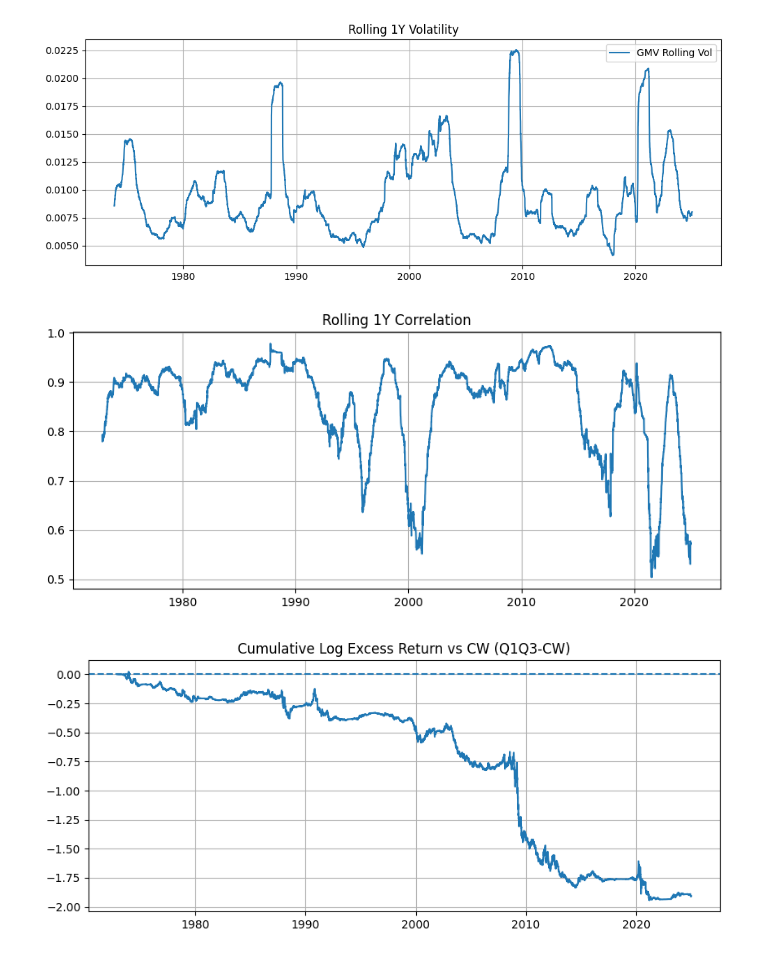
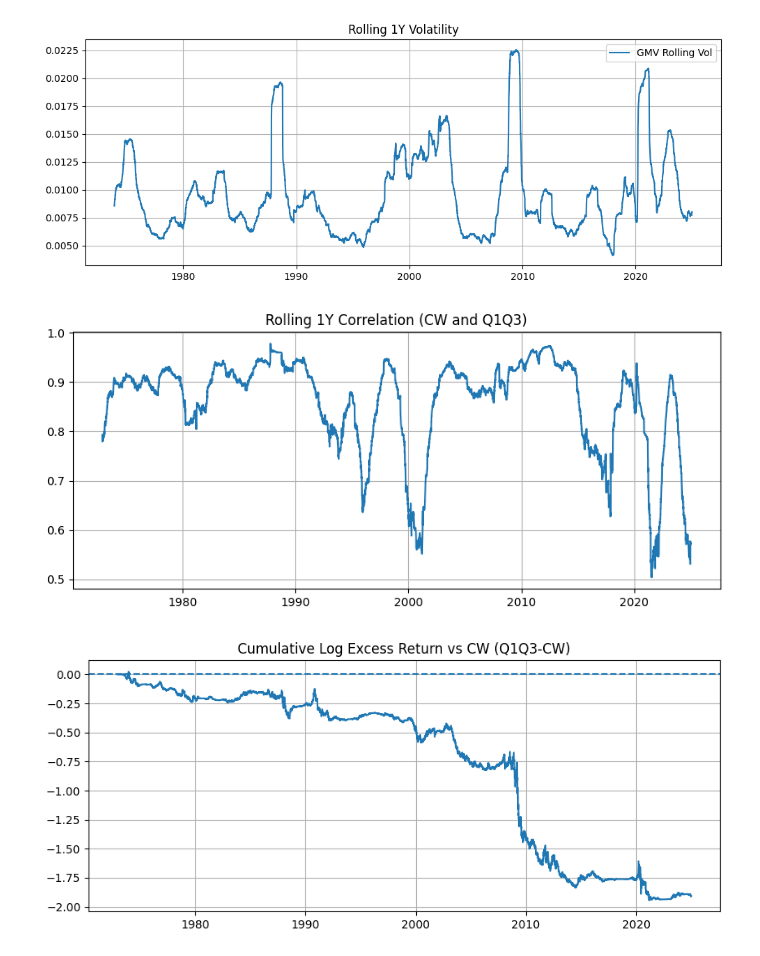
Before and after one commit to eviprous/Invesco_Research_Project, a Jupyter notebook: notebooks/portfolios_comb.ipynb, the cells around one changed output. Saved outputs shown, nothing was run; the diff lists cells and outputs as text; code cells hidden in the pictures.

```diff
--- a/notebooks/portfolios_comb.ipynb
+++ b/notebooks/portfolios_comb.ipynb
@@ -217,15 +217,15 @@ plt.show()
 # %%
 rolling_corr = (
     df["CW"].rolling(252).corr(df["Q1Q3"])
 )
 rolling_corr.index = pd.to_datetime(rolling_corr.index)
 plt.figure(figsize=(10,4))
 plt.plot(rolling_corr)
-plt.title("Rolling 1Y Correlation")
+plt.title("Rolling 1Y Correlation (CW and Q1Q3)")
 plt.grid()
 plt.show()
 # %% [output]
-[figure, old version]
+[figure, new version]
 # %%
 excess = ret - df["CW"].loc[ret.index]
 
```
Also changed, not shown: parts of 1 cell of this notebook.
